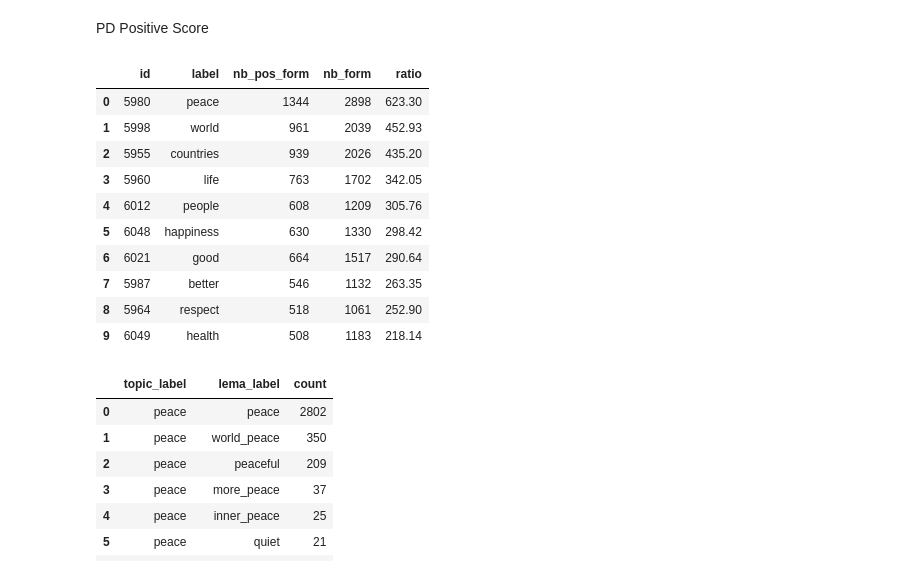
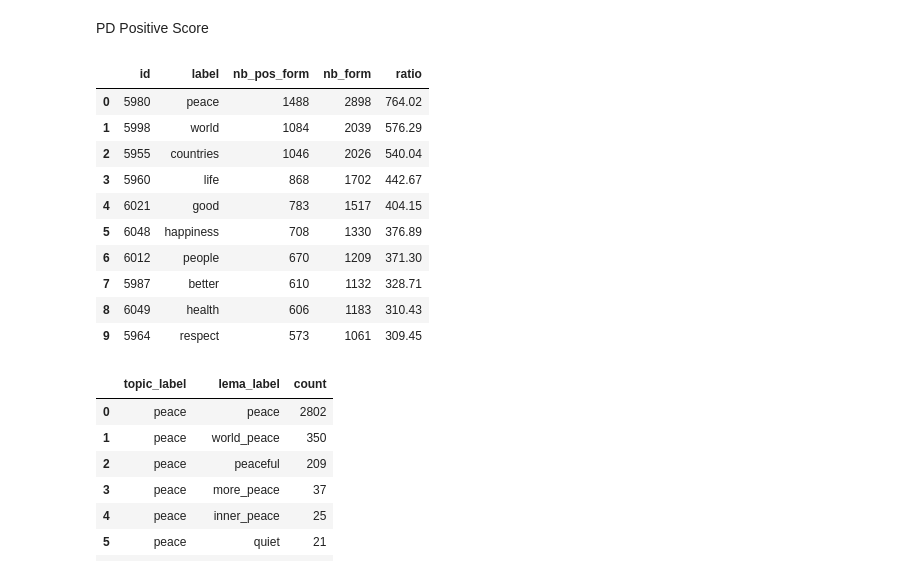
Before and after one commit to cyrilvincent/youth_talk, a Jupyter notebook: youth_talk_1/textrank.ipynb, the cells around one changed output. Cells and saved outputs as stored; diff of their text form; code cells hidden in the pictures.

```diff
--- a/youth_talk_1/textrank.ipynb
+++ b/youth_talk_1/textrank.ipynb
@@ -27,6 +27,9 @@ sql = """SELECT avg(count) as average, PERCENTILE_CONT(0.5) WITHIN GROUP(ORDER B
 df = service.get_by_sql(sql)
 avg=57
 median=6
+percentile=2
+nb_topic=588
+nb_form=15854
 df
 # %% [output]
 |  | average | median_ | quartile | decile | percentile |
@@ -105,4 +108,6 @@ plt.axis("off")
 plt.show()
 # %% [output]
 [figure]
+# %%
+empathy_category="f"
 # %% [markdown]
@@ -175,35 +182,37 @@ PD Positive Score
 # %%
 sql = f"""select topic.id, topic.label, count(form_topic.id) as nb_pos_form, sub_topic.nb_form, power(count(form_topic.id)::float,2)/sub_topic.nb_form as ratio from topic
 join form_topic on form_topic.topic_id=topic.id
 join form on form_topic.form_id=form.id
 join stat on stat.id=form.id
 join (select topic.id, count(form_topic.id) as nb_form from topic
 	join form_topic on form_topic.topic_id=topic.id
 	join form on form_topic.form_id=form.id
 	join stat on stat.id=form.id
 	where source='textrank'
+    and form_topic.question_nb=12
 	group by topic.id
 	having count(form_topic.id) > {avg}
 ) sub_topic on sub_topic.id = topic.id
 where source='textrank'
-and stat.empathy_category=2
+and form_topic.question_nb=12
+and stat.{empathy_category}_category=2
 group by topic.id, sub_topic.nb_form
 having count(form_topic.id) > {median}
 order by ratio desc"""
 df = service.get_by_sql(sql)
 df.head(10)
 # %% [output]
 |  | id | label | nb_pos_form | nb_form | ratio |
-| 0 | 5980 | peace | 1344 | 2898 | 623.30 |
-| 1 | 5998 | world | 961 | 2039 | 452.93 |
-| 2 | 5955 | countries | 939 | 2026 | 435.20 |
-| 3 | 5960 | life | 763 | 1702 | 342.05 |
-| 4 | 6012 | people | 608 | 1209 | 305.76 |
-| 5 | 6048 | happiness | 630 | 1330 | 298.42 |
-| 6 | 6021 | good | 664 | 1517 | 290.64 |
-| 7 | 5987 | better | 546 | 1132 | 263.35 |
-| 8 | 5964 | respect | 518 | 1061 | 252.90 |
-| 9 | 6049 | health | 508 | 1183 | 218.14 |
+| 0 | 5980 | peace | 1488 | 2898 | 764.02 |
+| 1 | 5998 | world | 1084 | 2039 | 576.29 |
+| 2 | 5955 | countries | 1046 | 2026 | 540.04 |
+| 3 | 5960 | life | 868 | 1702 | 442.67 |
+| 4 | 6021 | good | 783 | 1517 | 404.15 |
+| 5 | 6048 | happiness | 708 | 1330 | 376.89 |
+| 6 | 6012 | people | 670 | 1209 | 371.30 |
+| 7 | 5987 | better | 610 | 1132 | 328.71 |
+| 8 | 6049 | health | 606 | 1183 | 310.43 |
+| 9 | 5964 | respect | 573 | 1061 | 309.45 |
 # %%
 topic = "peace"
 sql = f"""select topic.label as topic_label, lema.label as lema_label, lema.count from topic
```
Also changed, not shown: parts of 9 cells of this notebook, 7 other files.
